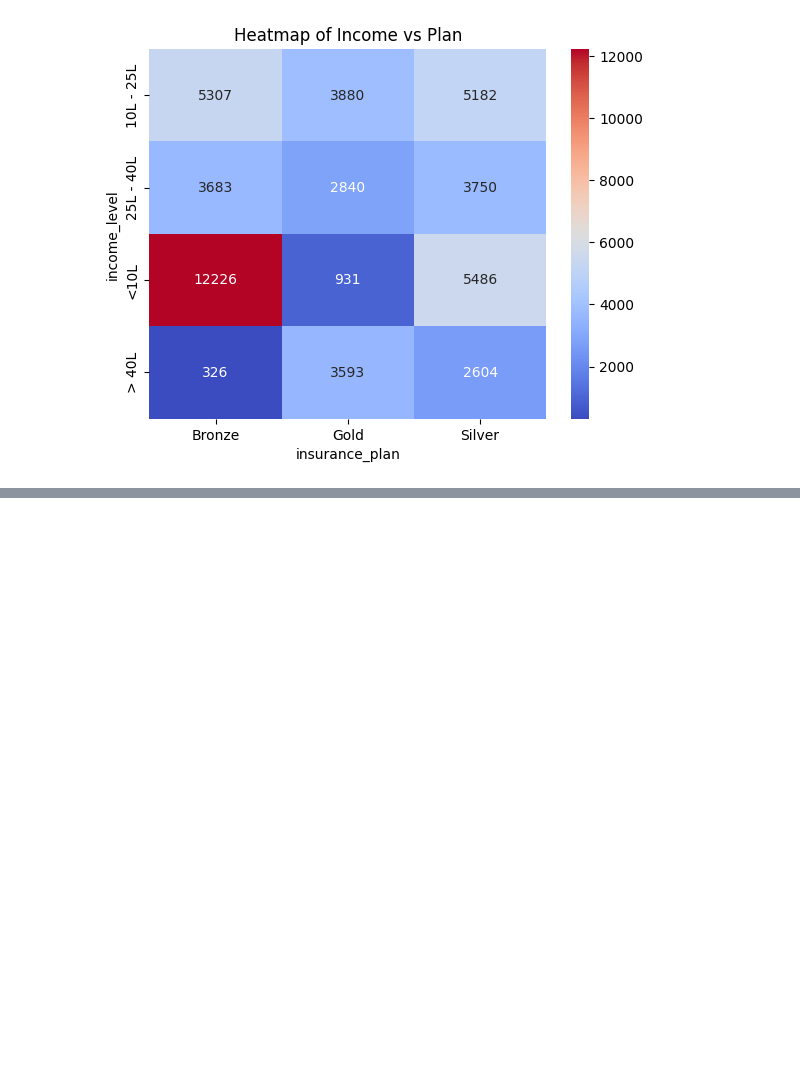
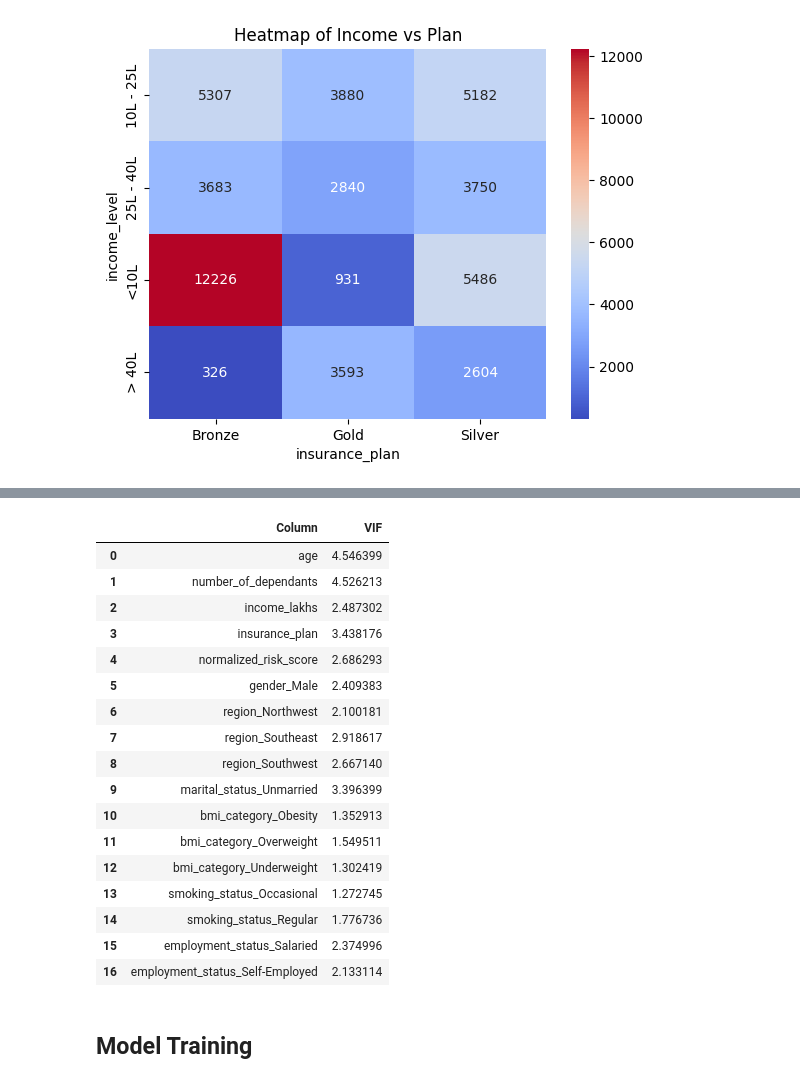
Before and after one commit to Somil-24/HealthCarePremiumCalculator, a Jupyter notebook: premium_prediction/ml_premium_prediction.ipynb, the cells around one changed output, grey strips where cells are left out. Drawn from its saved outputs; the diff is of its cells as text; code cells hidden in the pictures; blank space fills up the shorter version.

```diff
--- a/premium_prediction/ml_premium_prediction.ipynb
+++ b/premium_prediction/ml_premium_prediction.ipynb
@@ -218,0 +350,8 @@ plt.show()
+# %%
+from statsmodels.stats.outliers_influence import variance_inflation_factor
+
+def calculate_vif(data):
+    vif_df = pd.DataFrame()
+    vif_df['Column'] = data.columns
+    vif_df['VIF'] = [variance_inflation_factor(data.values,i) for i in range(data.shape[1])]
+    return vif_df
@@ -218,0 +378,21 @@ plt.show()
+# %%
+calculate_vif(X.drop('income_level', axis="columns"))
+# %% [output]
+|  | Column | VIF |
+| 0 | age | 4.546399 |
+| 1 | number_of_dependants | 4.526213 |
+| 2 | income_lakhs | 2.487302 |
+| 3 | insurance_plan | 3.438176 |
+| 4 | normalized_risk_score | 2.686293 |
+| 5 | gender_Male | 2.409383 |
+| 6 | region_Northwest | 2.100181 |
+| 7 | region_Southeast | 2.918617 |
+| 8 | region_Southwest | 2.667140 |
+| 9 | marital_status_Unmarried | 3.396399 |
+| 10 | bmi_category_Obesity | 1.352913 |
+| 11 | bmi_category_Overweight | 1.549511 |
+| 12 | bmi_category_Underweight | 1.302419 |
+| 13 | smoking_status_Occasional | 1.272745 |
+| 14 | smoking_status_Regular | 1.776736 |
+| 15 | employment_status_Salaried | 2.374996 |
+| 16 | employment_status_Self-Employed | 2.133114 |
@@ -218,0 +401,2 @@ plt.show()
+# %% [markdown]
+## Model Training
```
Also changed, not shown: parts of 21 cells of this notebook.
